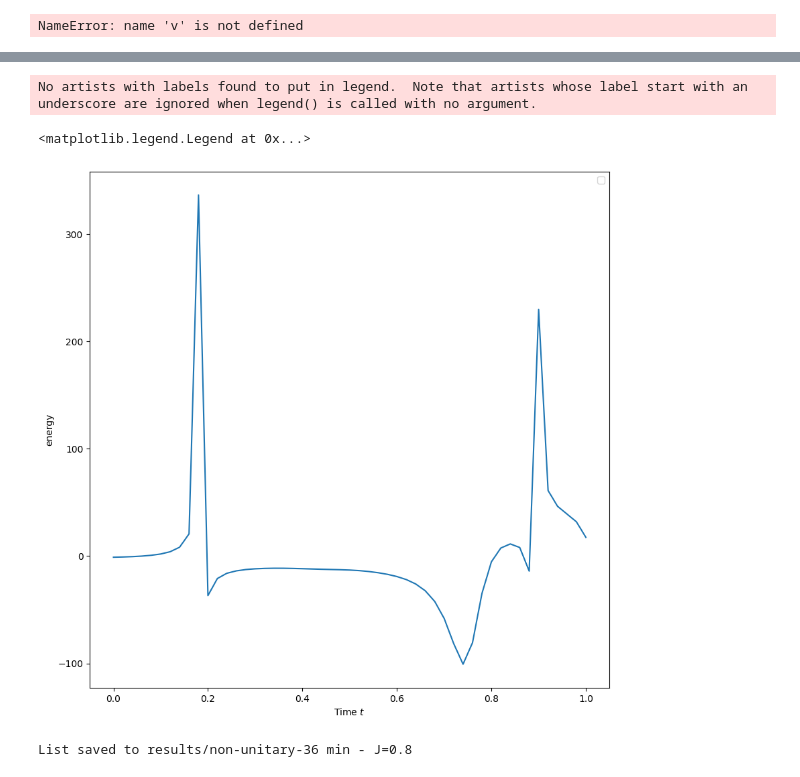
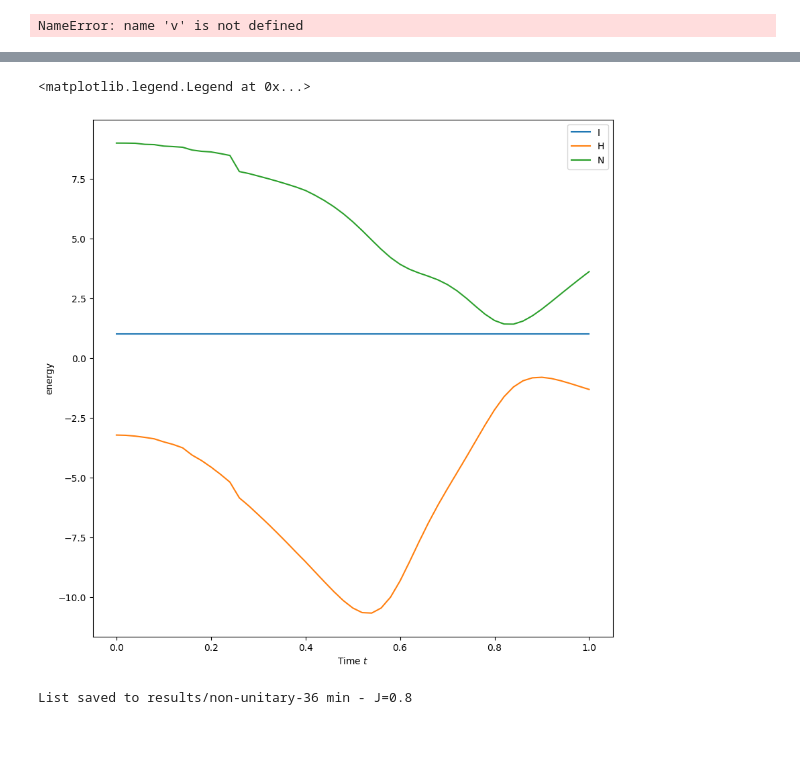
Before and after one commit to Pouri96/pytreenet, a Jupyter notebook: part 3.ipynb, the cells around one changed output, grey strips where cells are left out. Drawn from its saved outputs; the diff is of its cells as text; code cells hidden in the pictures; blank space fills up the shorter version.

```diff
--- a/part 3.ipynb
+++ b/part 3.ipynb
@@ -484,7 +480,7 @@ n_site_list = list(n_site_dict.values())
 # Config : Lindblad = True
 # time_evolve with exponent = hamiltonian * time_difference
 # evaluate_operator with operator_expectation_value_Lindblad(operator)
-
+# normalize_ttn_Lindblad after each run_one_time_step_ex
 
 tdvp_ex1 = ptn.SecondOrderOneSiteTDVP(initial_state = ttn,
                                      hamiltonian = L_fancy,
@@ -494,10 +490,10 @@ tdvp_ex1 = ptn.SecondOrderOneSiteTDVP(initial_state = ttn,
                                      num_vecs = 3,
                                      tau = 1e-3,
                                      SVDParameters = ptn.SVDParameters(max_bond_dim = 20 , rel_tol= 1e-2 , total_tol = -np.inf),
-                                     expansion_steps = 50000,
-                                     initial_tol= 1e-15,
+                                     expansion_steps = 5,
+                                     initial_tol= 1e-20,
                                      tol_step= 1,
-                                     max_bond= 20,
+                                     max_bond= 32,
                                      KrylovBasisMode = ptn.KrylovBasisMode.apply_1st_order_expansion,
                                      config = ptn.TTNTimeEvolutionConfig(record_bond_dim=True,
                                                                          Lindblad = True) )
@@ -520,6 +504,10 @@ tdvp_ex1.state.max_bond_dim()
 # %%
 for _ in range(200):
     tdvp_ex1.run_one_time_step_ex(1,1)
+    ttn = deepcopy(tdvp_ex1.state)
+    ttn = ptn.original_form(ttn , tdvp_ex1.two_neighbour_form_dict)
+    tdvp_ex1.state = normalize_ttn_Lindblad(ttn)
+    ptn.max_two_neighbour_form(tdvp_ex1.state , tdvp_ex1.two_neighbour_form_dict)
     print(1, tdvp_ex1.evaluate_operator(I))
     print(2, tdvp_ex1.evaluate_operator(N))
     print(3, tdvp_ex1.evaluate_operator(H))
@@ -545,5 +515,3 @@ for _ in range(200):
-# %%
-tdvp_ex1.run_one_time_step_ex(1,1)
 # %%
 tdvp_ex1.state = ptn.expand_subspace(tdvp_ex1.state, tdvp_ex1.hamiltonian,
                                      tdvp_ex1.num_vecs, tdvp_ex1.tau,
@@ -556,2 +527,4 @@ tdvp_results_ex1 = tdvp_ex1.operator_results()[1]
 # %%
-result = [a / b for a, b in zip(tdvp_ex1.operator_results()[1], np.real(tdvp_ex1.operator_results()[0]))]
+results_I = tdvp_ex1.operator_results()[0]
+results_H = tdvp_ex1.operator_results()[1]
+results_N = np.real(tdvp_ex1.operator_results()[2])
@@ -578,19 +531,20 @@ array([ 9.18327316e-01-2.98726573e-01j,  8.56833876e-01-3.87973802e-01j,
 # %%
 import matplotlib.pyplot as plt
 
 fig1, axs1 = plt.subplots(1, 1, sharex=True, figsize=(10,10))
 
 
 
-axs1.plot(times, result , label="")
+axs1.plot(times, results_I , label="I")
+axs1.plot(times, results_H , label="H")
+axs1.plot(times, results_N , label="N")
 
 axs1.set_xlabel("Time $t$")
 axs1.set_ylabel("energy")
 axs1.legend()
 # %% [output]
-No artists with labels found to put in legend.  Note that artists whose label start with an underscore are ignored when legend() is called with no argument.
+<matplotlib.legend.Legend at 0x...>
-<matplotlib.legend.Legend at 0x...>
-[figure, old version]
+[figure, new version]
 # %%
 real = np.real(np.sqrt(tdvp_results_ex1))
 img = np.imag(np.sqrt(tdvp_results_ex1))
```
Also changed, not shown: parts of 12 cells of this notebook.
